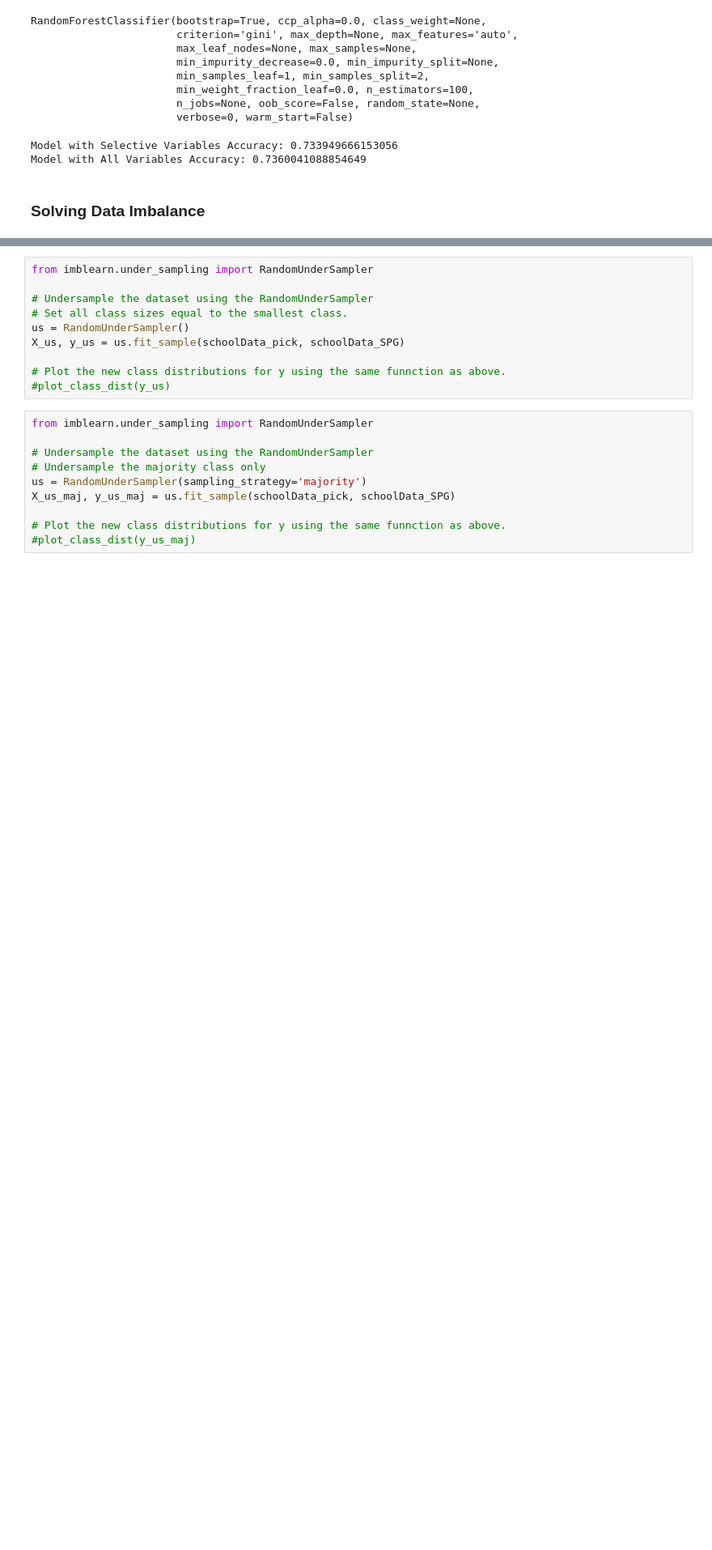
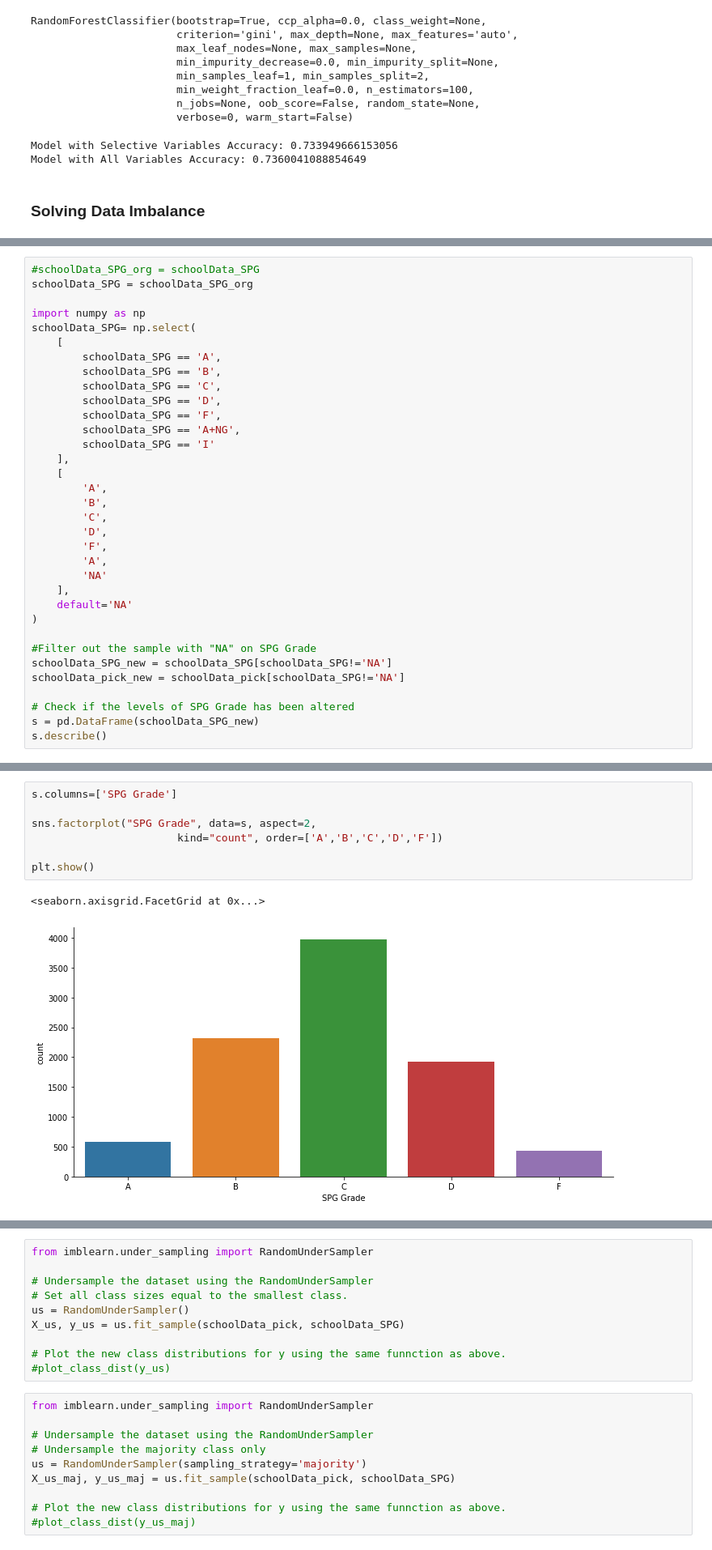
Before and after one commit to fredpoon/ds_7331_jyrf_eda, a Jupyter notebook: minilab_jyrf_draft.ipynb, the cells around one changed output, grey strips where cells are left out. Shown at 81% size. Saved outputs shown, nothing was run; the diff lists cells and outputs as text; blank space fills up the shorter version.

Commit message:
add data preparation to Master file

```diff
--- a/minilab_jyrf_draft.ipynb
+++ b/minilab_jyrf_draft.ipynb
@@ -331,0 +334,34 @@ We find that our response variable (SPG_Grade) has a data balancing problem: The
+# %%
+#schoolData_SPG_org = schoolData_SPG
+schoolData_SPG = schoolData_SPG_org
+
+import numpy as np
+schoolData_SPG= np.select(
+    [
+        schoolData_SPG == 'A',
+        schoolData_SPG == 'B',
+        schoolData_SPG == 'C',
+        schoolData_SPG == 'D',
+        schoolData_SPG == 'F',
+        schoolData_SPG == 'A+NG',
+        schoolData_SPG == 'I'
+    ],
+    [
+        'A',
+        'B',
+        'C',
+        'D',
+        'F',
+        'A',
+        'NA'
+    ],
+    default='NA'
+)
+
+#Filter out the sample with "NA" on SPG Grade
+schoolData_SPG_new = schoolData_SPG[schoolData_SPG!='NA']
+schoolData_pick_new = schoolData_pick[schoolData_SPG!='NA']
+
+# Check if the levels of SPG Grade has been altered
+s = pd.DataFrame(schoolData_SPG_new)
+s.describe()
@@ -332 +376,11 @@ We find that our response variable (SPG_Grade) has a data balancing problem: The
+# %%
+s.columns=['SPG Grade']
+
+sns.factorplot("SPG Grade", data=s, aspect=2,
+                       kind="count", order=['A','B','C','D','F'])
+
+plt.show()
+# %% [output]
+<seaborn.axisgrid.FacetGrid at 0x...>
+[figure, added]
 # %% [markdown]
```
Also changed, not shown: parts of 4 cells of this notebook.
